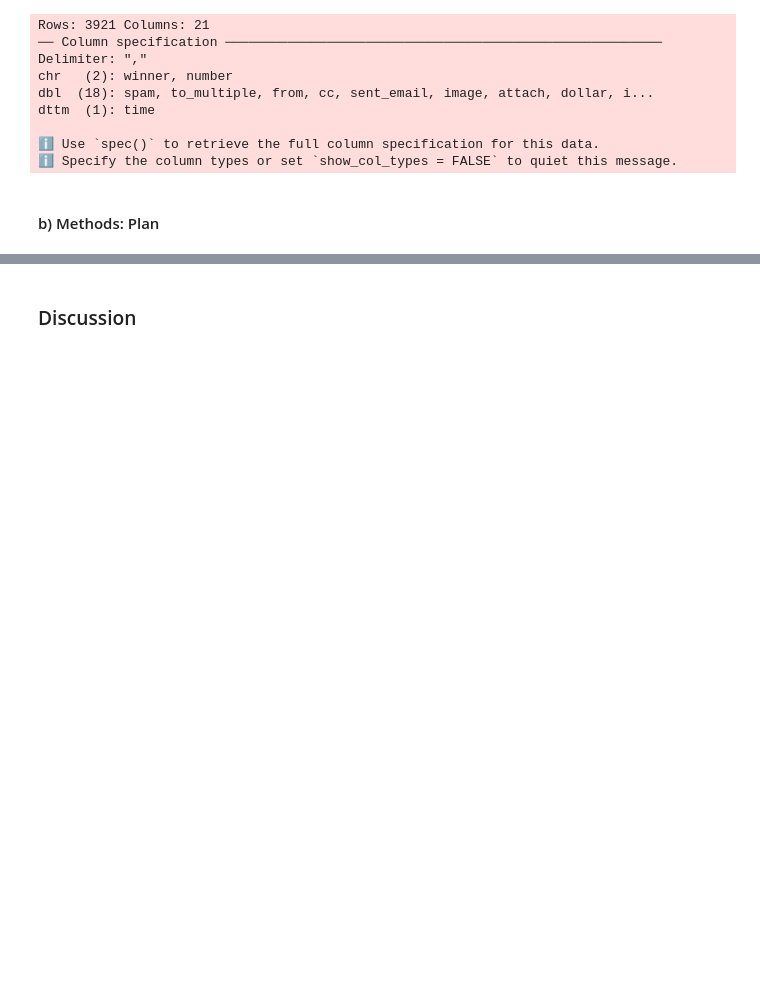
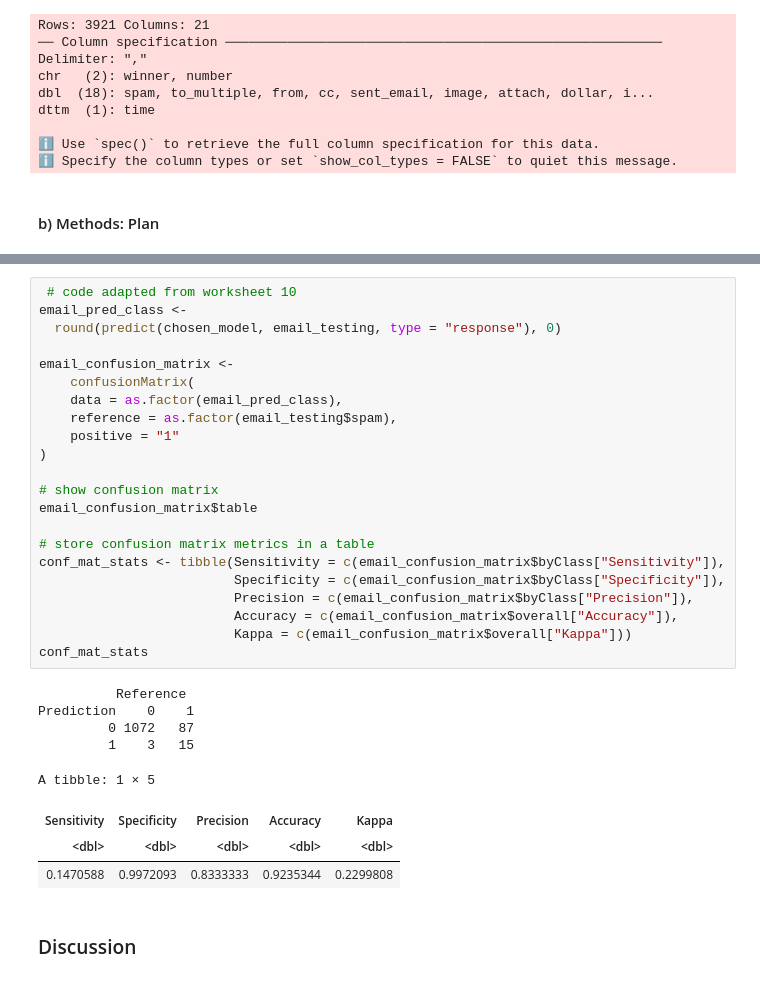
Before and after one commit to yukihuang7777/STAT301_final_project, a Jupyter notebook: Final Project.ipynb, the cells around one changed output, grey strips where cells are left out. Drawn from its saved outputs; the diff is of its cells as text; blank space fills up the shorter version.

```diff
--- a/Final Project.ipynb
+++ b/Final Project.ipynb
@@ -121,3 +147,34 @@ numbersmall   -0.888828627
+# %%
+ # code adapted from worksheet 10
+email_pred_class <-
+  round(predict(chosen_model, email_testing, type = "response"), 0)
+
+email_confusion_matrix <-
+    confusionMatrix(
+    data = as.factor(email_pred_class),
+    reference = as.factor(email_testing$spam),
+    positive = "1"
+)
+
+# show confusion matrix
+email_confusion_matrix$table
+
+# store confusion matrix metrics in a table
+conf_mat_stats <- tibble(Sensitivity = c(email_confusion_matrix$byClass["Sensitivity"]),
+                         Specificity = c(email_confusion_matrix$byClass["Specificity"]),
+                         Precision = c(email_confusion_matrix$byClass["Precision"]),
+                         Accuracy = c(email_confusion_matrix$overall["Accuracy"]),
+                         Kappa = c(email_confusion_matrix$overall["Kappa"]))
+conf_mat_stats
+# %% [output]
+          Reference
+Prediction    0    1
+         0 1072   87
+         1    3   15
+A tibble: 1 × 5
+| Sensitivity | Specificity | Precision | Accuracy | Kappa |
+| <dbl> | <dbl> | <dbl> | <dbl> | <dbl> |
+| 0.1470588 | 0.9972093 | 0.8333333 | 0.9235344 | 0.2299808 |
 # %% [markdown]
 ### Discussion
 # %% [markdown]
```
Also changed, not shown: parts of 4 cells of this notebook.
